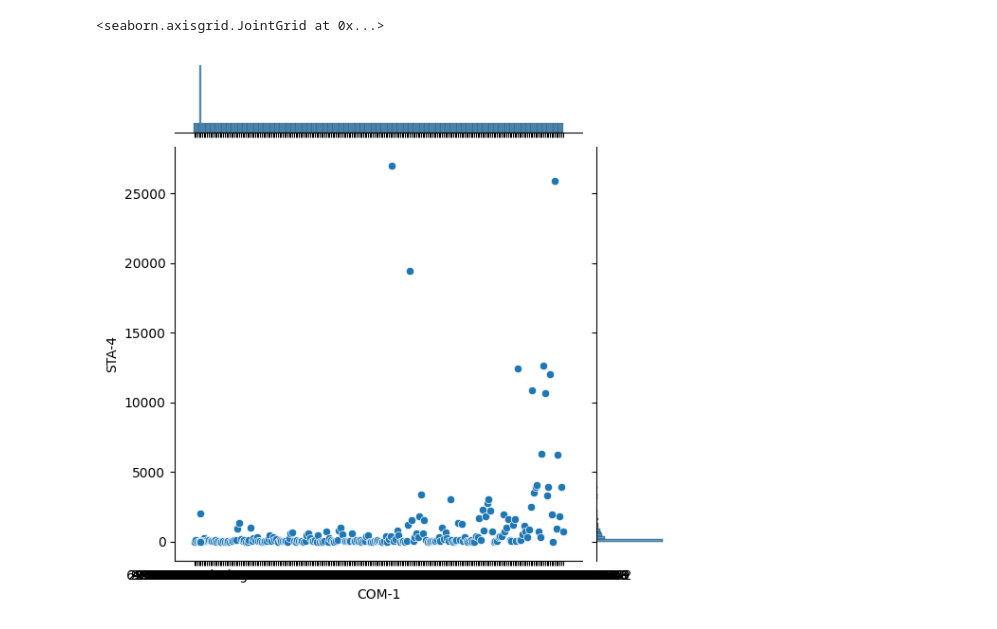
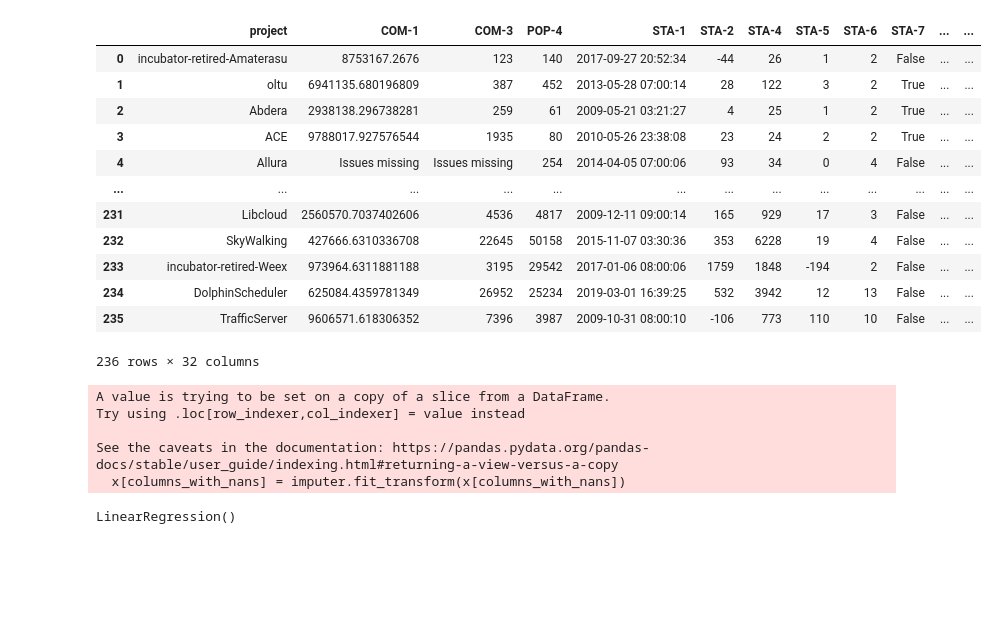
Before and after one commit to m-kudahl/suspred, a Jupyter notebook: linear.ipynb, the cells around one changed output. Drawn from its saved outputs; the diff is of its cells as text; code cells hidden in the pictures; blank space fills up the shorter version.

Commit message:
Trying things out

```diff
--- a/linear.ipynb
+++ b/linear.ipynb
@@ -33,5 +0,0 @@ df.describe()
-# %%
-sns.jointplot(x="STA-4", y="COM-1", data=df)
-# %% [output]
-<seaborn.axisgrid.JointGrid at 0x...>
-[figure, removed]
@@ -37,0 +8,18 @@ sns.jointplot(x="STA-4", y="COM-1", data=df)
+# %%
+#copies the csv file to a dataframe object
+df = pd.read_csv("project_metrics_v3.csv")
+df
+# %% [output]
+|  | project | COM-1 | COM-3 | POP-4 | STA-1 | STA-2 | STA-4 | STA-5 | STA-6 | STA-7 | ... | ... |
+| 0 | incubator-retired-Amaterasu | 8753167.2676 | 123 | 140 | 2017-09-27 20:52:34 | -44 | 26 | 1 | 2 | False | ... | ... |
+| 1 | oltu | 6941135.680196809 | 387 | 452 | 2013-05-28 07:00:14 | 28 | 122 | 3 | 2 | True | ... | ... |
+| 2 | Abdera | 2938138.296738281 | 259 | 61 | 2009-05-21 03:21:27 | 4 | 25 | 1 | 2 | True | ... | ... |
+| 3 | ACE | 9788017.927576544 | 1935 | 80 | 2010-05-26 23:38:08 | 23 | 24 | 2 | 2 | True | ... | ... |
+| 4 | Allura | Issues missing | Issues missing | 254 | 2014-04-05 07:00:06 | 93 | 34 | 0 | 4 | False | ... | ... |
+| ... | ... | ... | ... | ... | ... | ... | ... | ... | ... | ... | ... | ... |
+| 231 | Libcloud | 2560570.7037402606 | 4536 | 4817 | 2009-12-11 09:00:14 | 165 | 929 | 17 | 3 | False | ... | ... |
+| 232 | SkyWalking | 427666.6310336708 | 22645 | 50158 | 2015-11-07 03:30:36 | 353 | 6228 | 19 | 4 | False | ... | ... |
+| 233 | incubator-retired-Weex | 973964.6311881188 | 3195 | 29542 | 2017-01-06 08:00:06 | 1759 | 1848 | -194 | 2 | False | ... | ... |
+| 234 | DolphinScheduler | 625084.4359781349 | 26952 | 25234 | 2019-03-01 16:39:25 | 532 | 3942 | 12 | 13 | False | ... | ... |
+| 235 | TrafficServer | 9606571.618306352 | 7396 | 3987 | 2009-10-31 08:00:10 | -106 | 773 | 110 | 10 | False | ... | ... |
+236 rows × 32 columns
@@ -37,0 +31,11 @@ sns.jointplot(x="STA-4", y="COM-1", data=df)
+# %%
+#converts any 'nan' values from SWQ-4.6 to the mean value of all the numbers in it.
+columns_with_nans = ['SWQ-4.6']
+imputer = SimpleImputer(strategy='mean')
+x[columns_with_nans] = imputer.fit_transform(x[columns_with_nans])
+# %% [output]
+A value is trying to be set on a copy of a slice from a DataFrame.
+Try using .loc[row_indexer,col_indexer] = value instead
+
+See the caveats in the documentation: https://pandas.pydata.org/pandas-docs/stable/user_guide/indexing.html#returning-a-view-versus-a-copy
+  x[columns_with_nans] = imputer.fit_transform(x[columns_with_nans])
@@ -37,0 +45,6 @@ sns.jointplot(x="STA-4", y="COM-1", data=df)
+# %%
+#we specify what we want to train our model on.
+lr = LinearRegression()
+lr.fit(x_train, y_train)
+# %% [output]
+LinearRegression()
```
Also changed, not shown: parts of 9 cells of this notebook, 1 other file.
